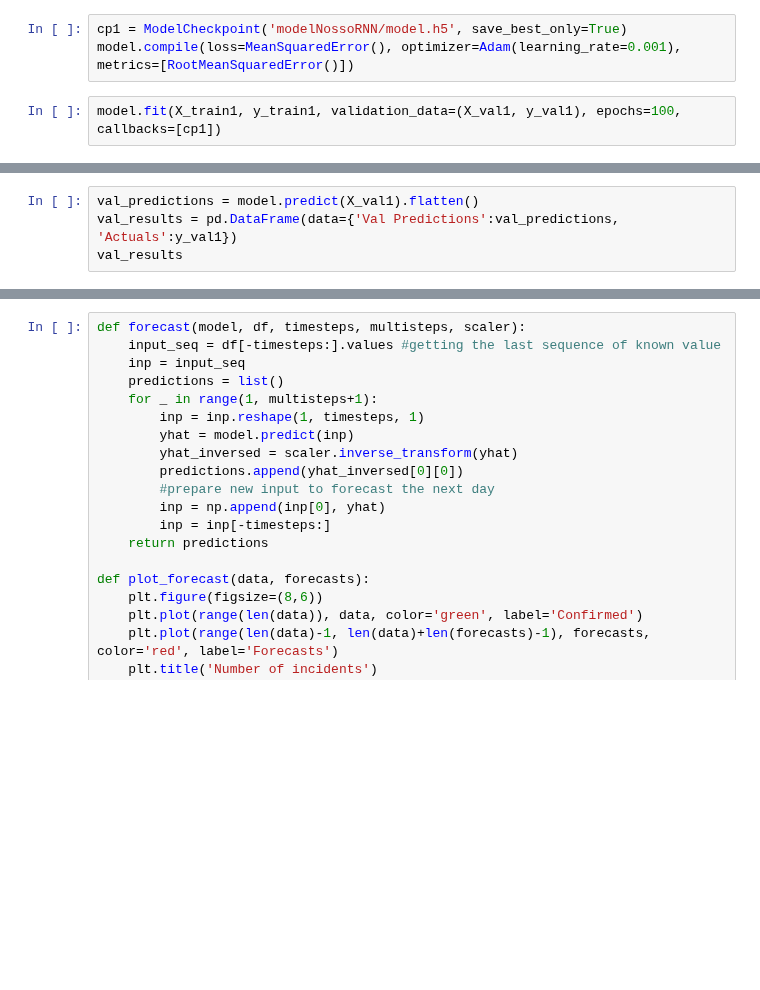
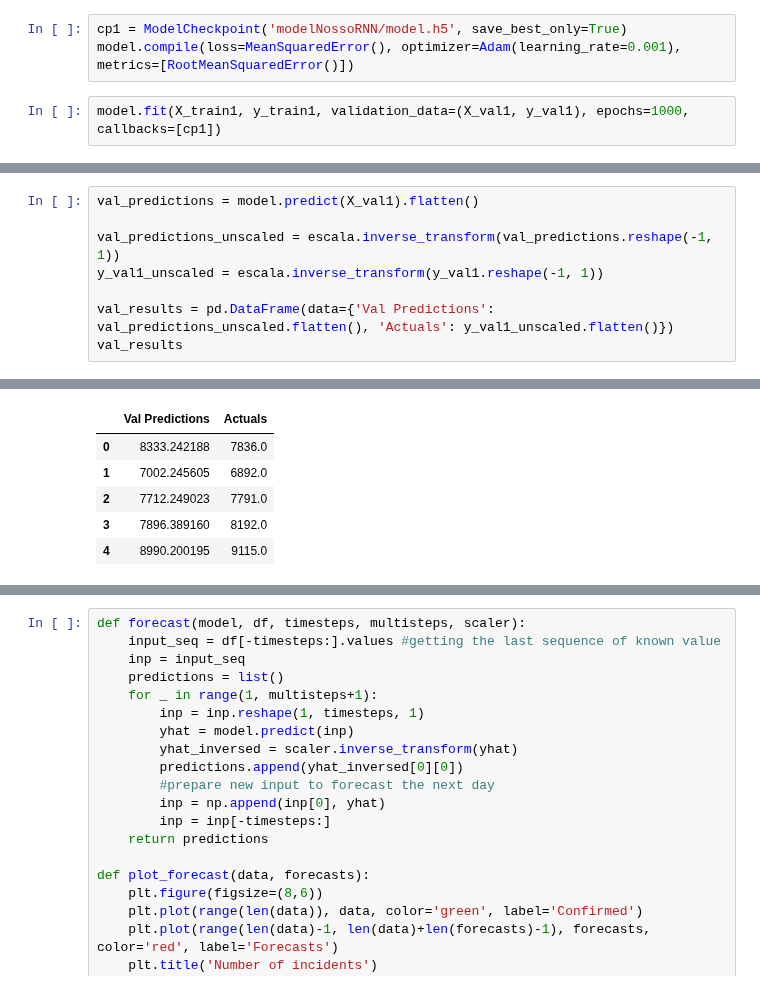
Before and after one commit to SendNugg3ts/CSC, a Jupyter notebook: ModeloNossoRNN.ipynb, the cells around one changed output, grey strips where cells are left out. Drawn from its saved outputs; the diff is of its cells as text; blank space fills up the shorter version.

```diff
--- a/ModeloNossoRNN.ipynb
+++ b/ModeloNossoRNN.ipynb
@@ -142,5 +142,5 @@ _________________________________________________________________
 cp1 = ModelCheckpoint('modelNossoRNN/model.h5', save_best_only=True)
 model.compile(loss=MeanSquaredError(), optimizer=Adam(learning_rate=0.001), metrics=[RootMeanSquaredError()])
 # %%
-model.fit(X_train1, y_train1, validation_data=(X_val1, y_val1), epochs=100, callbacks=[cp1])
+model.fit(X_train1, y_train1, validation_data=(X_val1, y_val1), epochs=1000, callbacks=[cp1])
 # %% [output]
@@ -178,4 +195,9 @@ train_results
 # %%
 val_predictions = model.predict(X_val1).flatten()
-val_results = pd.DataFrame(data={'Val Predictions':val_predictions, 'Actuals':y_val1})
+
+val_predictions_unscaled = escala.inverse_transform(val_predictions.reshape(-1, 1))
+y_val1_unscaled = escala.inverse_transform(y_val1.reshape(-1, 1))
+
+val_results = pd.DataFrame(data={'Val Predictions': val_predictions_unscaled.flatten(), 'Actuals': y_val1_unscaled.flatten()})
 val_results
+# %% [output]
@@ -182,2 +205,8 @@ val_results
+|  | Val Predictions | Actuals |
+| 0 | 8333.242188 | 7836.0 |
+| 1 | 7002.245605 | 6892.0 |
+| 2 | 7712.249023 | 7791.0 |
+| 3 | 7896.389160 | 8192.0 |
+| 4 | 8990.200195 | 9115.0 |
 # %%
 test_predictions = model.predict(X_test1).flatten()
```
Also changed, not shown: parts of 8 cells of this notebook, 16 other files.
